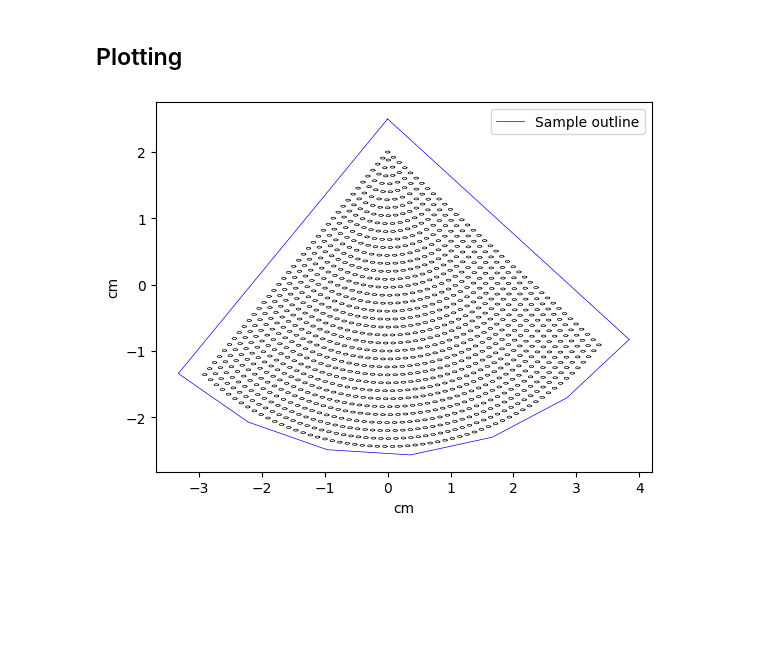
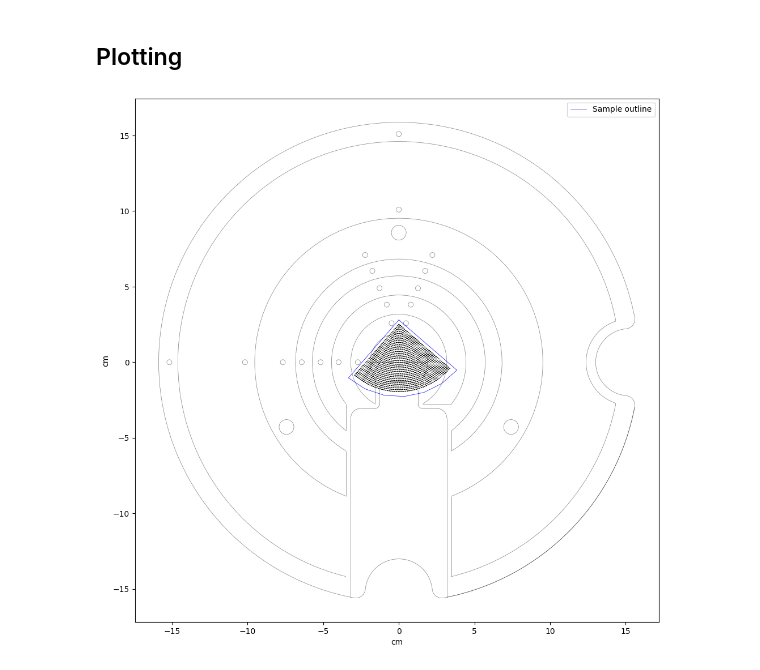
Before and after one commit to brown89/Callipso, a Jupyter notebook: UserGuide.ipynb, the cells around one changed output. Saved outputs shown, nothing was run; the diff lists cells and outputs as text; code cells hidden in the pictures; blank space fills up the shorter version.

```diff
--- a/UserGuide.ipynb
+++ b/UserGuide.ipynb
@@ -16,8 +16,10 @@ Use the JAW tool to load J.A.Woollam data from *.txt file
 load_dotenv()
 
 DATA_PATH = os.getenv("DATA_PATH")
-if not os.path.exists(DATA_PATH):
-    raise FileNotFoundError(DATA_PATH)
+STAGE_FILE = os.getenv("STAGE_FILE")
+
+if not any([os.path.exists(DATA_PATH), os.path.exists(STAGE_FILE)]):
+    raise FileNotFoundError("File not found")
 # %%
 # Load the data
 jaw = JAW.read_jaw_file(DATA_PATH)
@@ -30,7 +32,7 @@ x, y = jaw.x, jaw.y
 The map pattern defines where on the sample measurements has been taken. It takes an x,y-component along with tranlational and rotational offsets.
 # %%
 # Offset are: x = 0cm, y = 2.0cm, theta = 4.1 deg
-map_pattern = Beamer.MapPattern(x, y, x_offset=0, y_offset=2, theta_offset=4.1)
+map_pattern = Beamer.MapPattern(x, y, x_offset=0, y_offset=2.5, theta_offset=4.1)
 # %% [markdown]
 ## Define a Spot
 
@@ -66,19 +68,24 @@ sample.rotate(225 + 4.1).translate(x_offset=0, y_offset=2.5)
 # %% [markdown]
 ## Plotting
 # %%
-fig, ax = plt.subplots()
+fig, ax = plt.subplots(figsize=(12, 12))
+
+# Plot stage outline
+DXF.plot(STAGE_FILE, ax)
 
 # Plot sample outline
 ax.plot(sample.x, sample.y, 'b-', linewidth=0.5, label='Sample outline')
 
 # Plot spots on sample
 for ellipse in sc.outlines():
     ax.plot(ellipse.x, ellipse.y, '-k', linewidth=0.5)
 
 ax.set_xlabel('cm')
 ax.set_ylabel('cm')
 
+ax.set_aspect("equal")
+
 plt.legend()
 plt.show()
 # %% [output]
-[figure, old version]
+[figure, new version]
```
Also changed, not shown: parts of 2 cells of this notebook, 3 other files.
